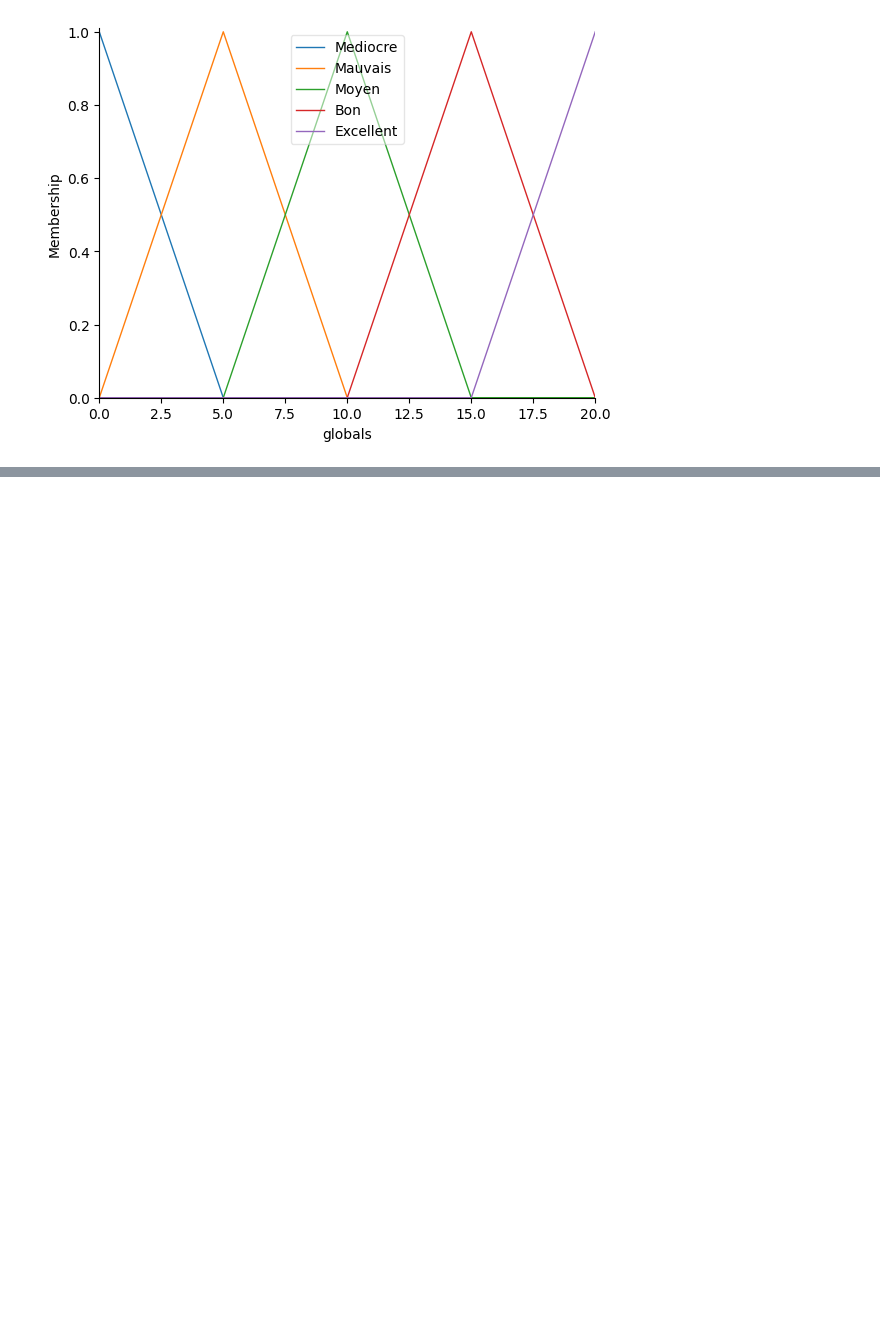
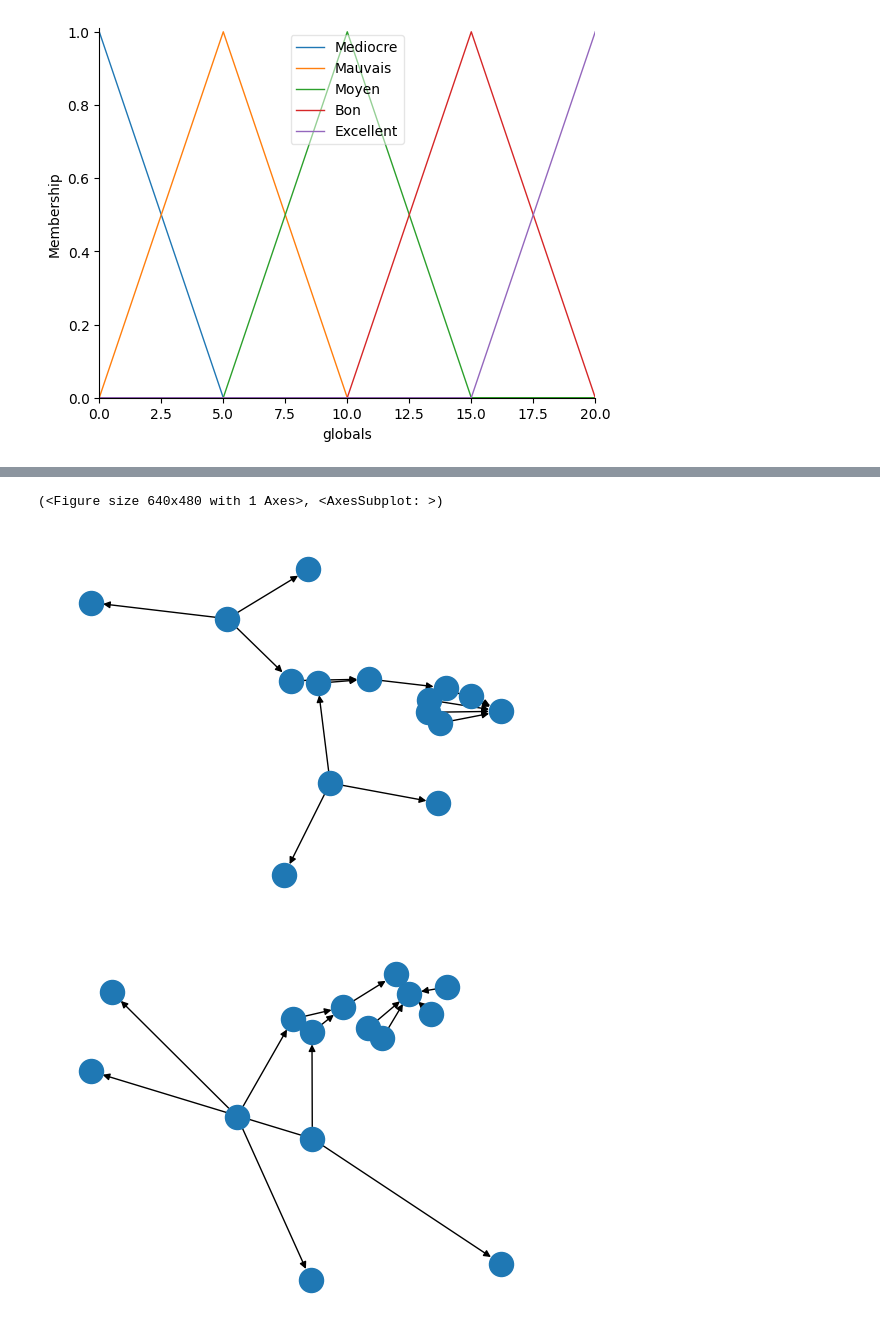
Before and after one commit to RethersMathieu/Mod-lisation-de-l-Incertitude, a Jupyter notebook: TP6 - Logique flou/tp6.ipynb, the cells around one changed output, grey strips where cells are left out. Saved outputs shown, nothing was run; the diff lists cells and outputs as text; code cells hidden in the pictures; blank space fills up the shorter version.

```diff
--- a/TP6 - Logique flou/tp6.ipynb
+++ b/TP6 - Logique flou/tp6.ipynb
@@ -41,7 +48,17 @@ globals.view()
 # %%
-R1 = ctrl.Rule(resultats['Moyen']       & methods['Mediocre'],                                globals['Mauvais'])
-R2 = ctrl.Rule(resultats['Moyen']       & methods['Excellent'],                               globals['Bon'])
-R3 = ctrl.Rule(resultats['Mediocre']    & methods['Moyen'],                                   globals['Mauvais'])
-R4 = ctrl.Rule(resultats['Excellent']   & methods['Excellent']  & presentations['Excellent'], globals['Excellent'])
-R5 = ctrl.Rule(resultats['Mediocre']    | methods['Mediocre'],                                globals['Moyen'])
-R6 = ctrl.Rule(resultats['Moyen']       | methods['Mediocre'],                                globals['Mediocre'])
+R1 = ctrl.Rule(resultats['Moyen'] & methods['Mediocre'], globals['Mauvais'])
+R2 = ctrl.Rule(resultats['Moyen'] & methods['Excellent'], globals['Bon'])
+R3 = ctrl.Rule(resultats['Mediocre'] & methods['Moyen'], globals['Mauvais'])
+R4 = ctrl.Rule(resultats['Excellent'] & methods['Excellent'] & presentations['Excellent'], globals['Excellent'])
+R5 = ctrl.Rule(resultats['Mediocre'] | methods['Moyen'], globals['Moyen'])
+R6 = ctrl.Rule(resultats['Moyen'] | methods['Mediocre'], globals['Mediocre'])
+R1.view()
+R2.view()
+R3.view()
+R4.view()
+R5.view()
+R6.view()
+# %% [output]
+(<Figure size 640x480 with 1 Axes>, <AxesSubplot: >)
+[figure, added]
+[figure, added]
```
Also changed, not shown: parts of 13 cells of this notebook.
